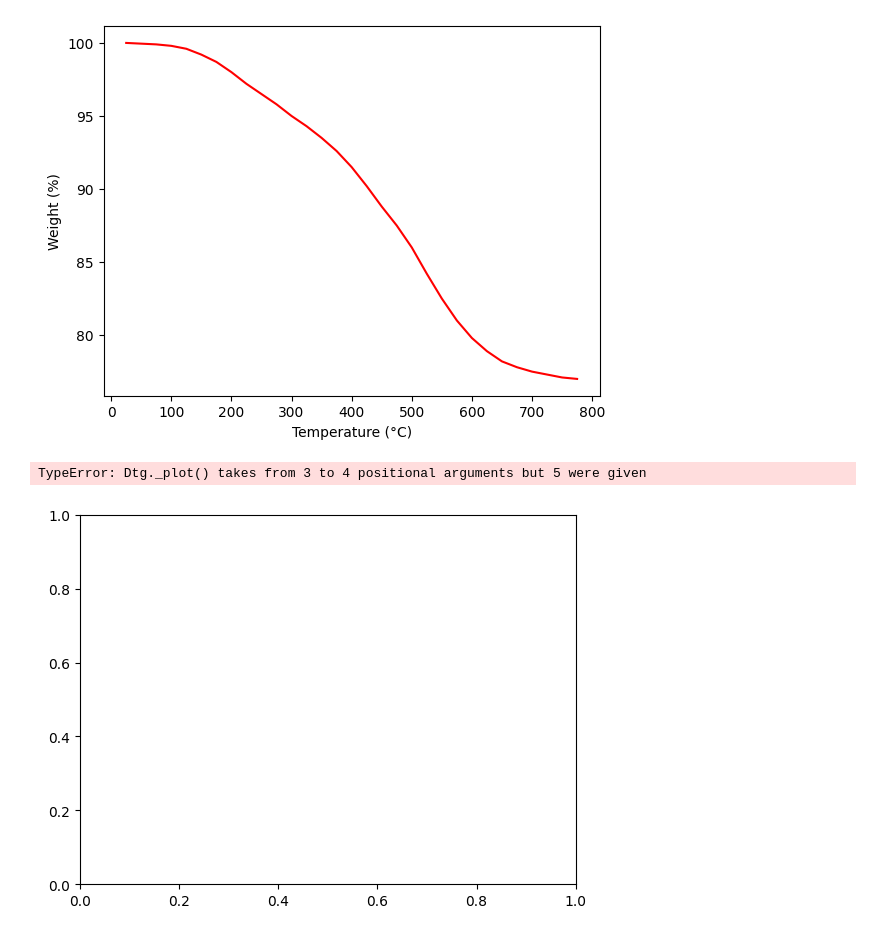
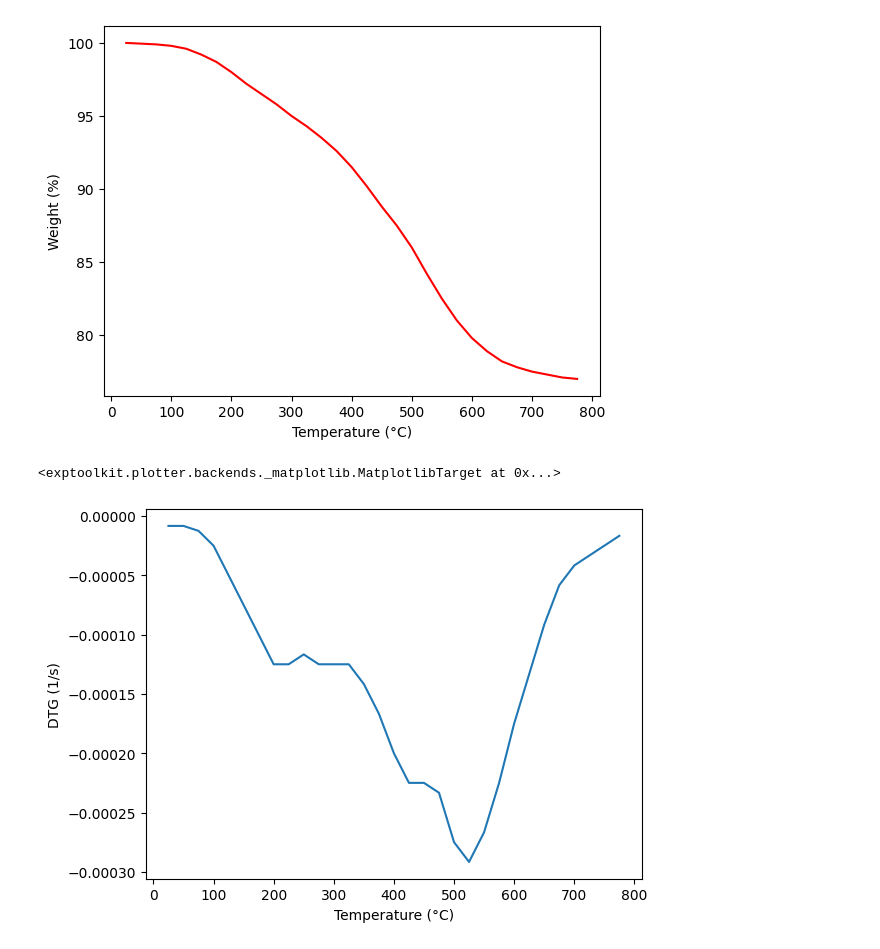
Before and after one commit to t-onoz/exptoolkit, a Jupyter notebook: examples/example_datamodel.ipynb, the cells around one changed output. Cells and saved outputs as stored; diff of their text form; code cells hidden in the pictures.

```diff
--- a/examples/example_datamodel.ipynb
+++ b/examples/example_datamodel.ipynb
@@ -166,20 +165,20 @@ else:
 # %%
 # defining data-specific plot
 from dataclasses import dataclass
 from exptoolkit.plotter import Plotter
 
 class Dtg(Plotter[TGA]):
-    def _plot(self, data, target, label=None, color=None **opts):
+    def _plot(self, data, target, label=None, color=None, **opts):
         target.add_line(data.temperature, data.dtg, color=color, label=label)
         target.set_ax_label("x", "Temperature (°C)")
         target.set_ax_label("y", f"DTG ({data.get_unit('dtg')})")
 
 import matplotlib.pyplot as plt
 plt.figure()
 Dtg().plot(normdata, plt.gca())
 # %% [output]
-TypeError: Dtg._plot() takes from 3 to 4 positional arguments but 5 were given
+<exptoolkit.plotter.backends._matplotlib.MatplotlibTarget at 0x...>
-[figure, old version]
+[figure, new version]
 # %%
 # # pyqtgraph
 # import pyqtgraph as pg
```
Also changed, not shown: parts of 1 cell of this notebook, 7 other files.
